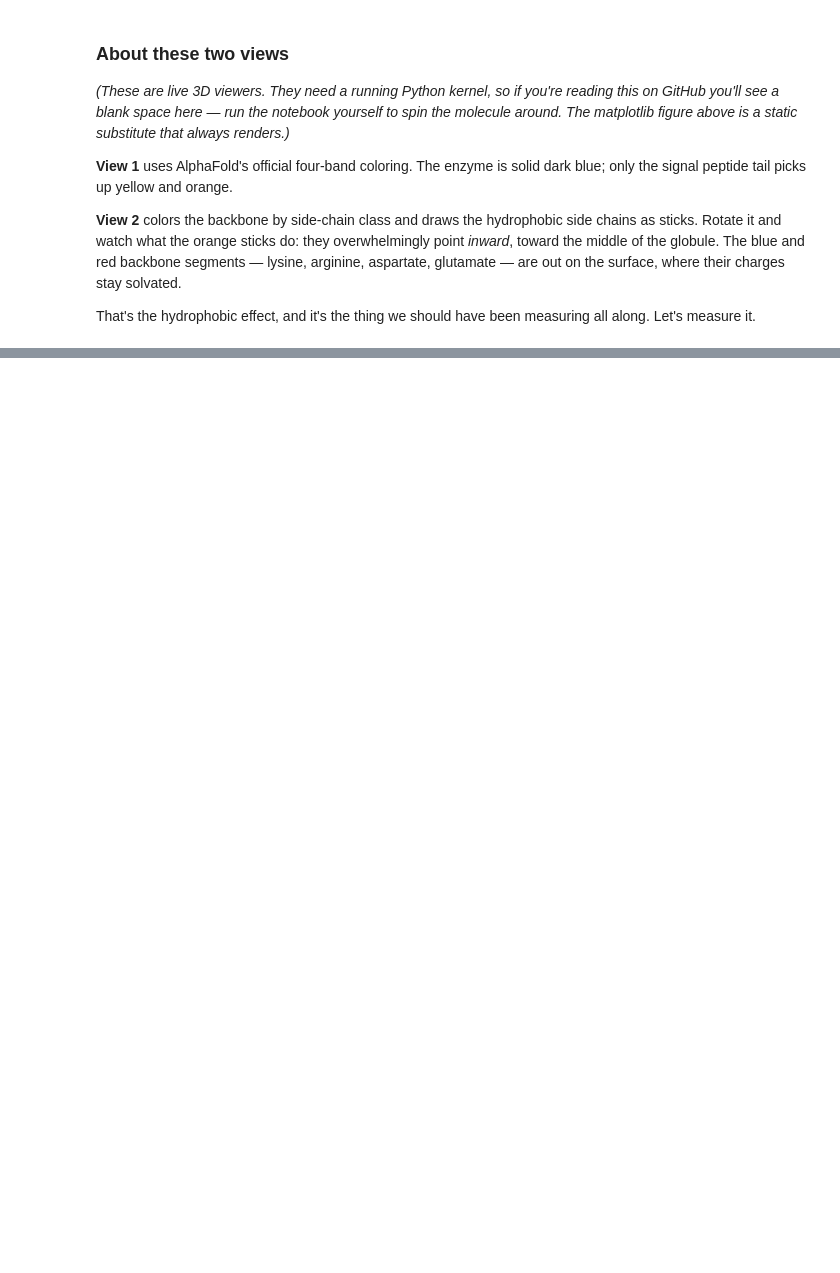
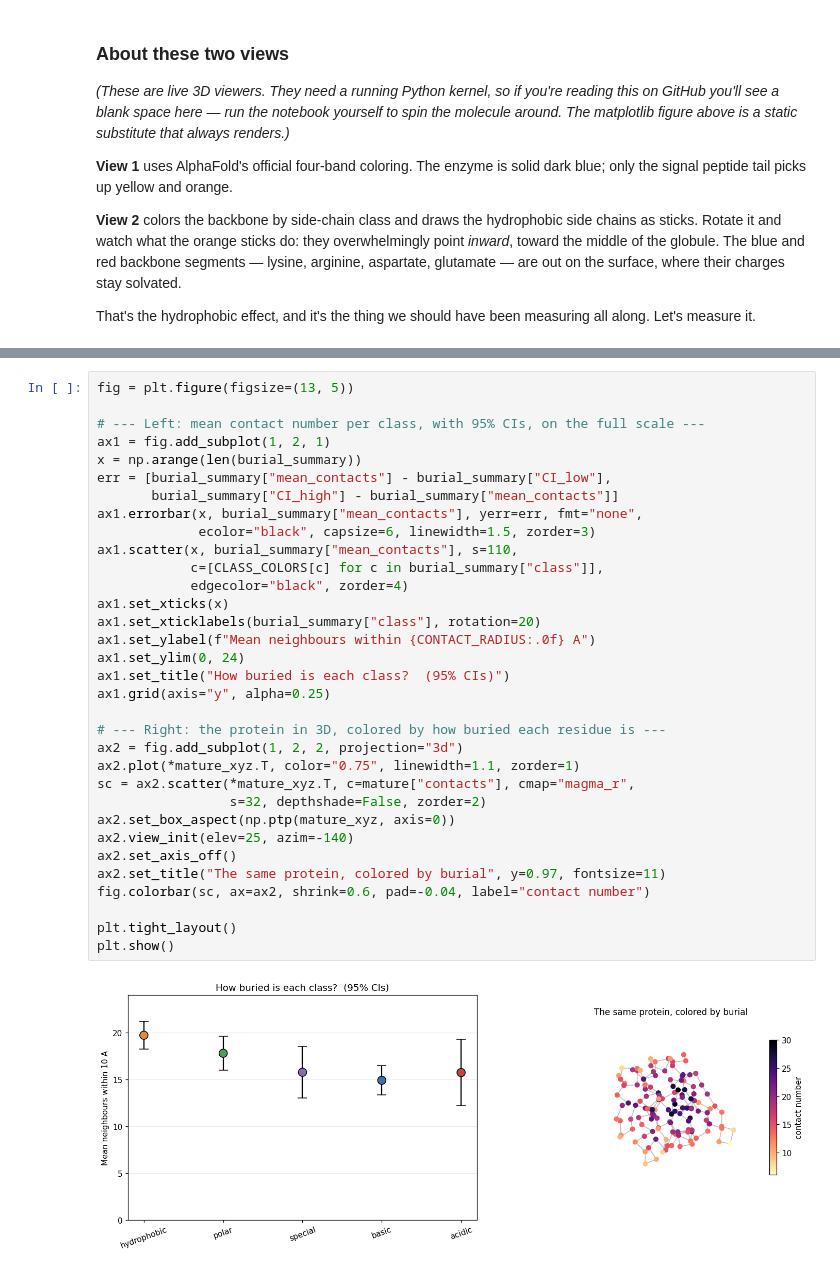
Before and after one commit to legpt/alphafold-confidence-project, a Jupyter notebook: amino_acid_chemistry_confidence.ipynb, the cells around one changed output, grey strips where cells are left out. Cells and saved outputs as stored; diff of their text form; blank space fills up the shorter version.

```diff
--- a/amino_acid_chemistry_confidence.ipynb
+++ b/amino_acid_chemistry_confidence.ipynb
@@ -971,0 +1116,35 @@ Let's measure it.
+# %%
+fig = plt.figure(figsize=(13, 5))
+
+# --- Left: mean contact number per class, with 95% CIs, on the full scale ---
+ax1 = fig.add_subplot(1, 2, 1)
+x = np.arange(len(burial_summary))
+err = [burial_summary["mean_contacts"] - burial_summary["CI_low"],
+       burial_summary["CI_high"] - burial_summary["mean_contacts"]]
+ax1.errorbar(x, burial_summary["mean_contacts"], yerr=err, fmt="none",
+             ecolor="black", capsize=6, linewidth=1.5, zorder=3)
+ax1.scatter(x, burial_summary["mean_contacts"], s=110,
+            c=[CLASS_COLORS[c] for c in burial_summary["class"]],
+            edgecolor="black", zorder=4)
+ax1.set_xticks(x)
+ax1.set_xticklabels(burial_summary["class"], rotation=20)
+ax1.set_ylabel(f"Mean neighbours within {CONTACT_RADIUS:.0f} A")
+ax1.set_ylim(0, 24)
+ax1.set_title("How buried is each class?  (95% CIs)")
+ax1.grid(axis="y", alpha=0.25)
+
+# --- Right: the protein in 3D, colored by how buried each residue is ---
+ax2 = fig.add_subplot(1, 2, 2, projection="3d")
+ax2.plot(*mature_xyz.T, color="0.75", linewidth=1.1, zorder=1)
+sc = ax2.scatter(*mature_xyz.T, c=mature["contacts"], cmap="magma_r",
+                 s=32, depthshade=False, zorder=2)
+ax2.set_box_aspect(np.ptp(mature_xyz, axis=0))
+ax2.view_init(elev=25, azim=-140)
+ax2.set_axis_off()
+ax2.set_title("The same protein, colored by burial", y=0.97, fontsize=11)
+fig.colorbar(sc, ax=ax2, shrink=0.6, pad=-0.04, label="contact number")
+
+plt.tight_layout()
+plt.show()
+# %% [output]
+[figure, added]
```
Also changed, not shown: parts of 8 cells of this notebook.
